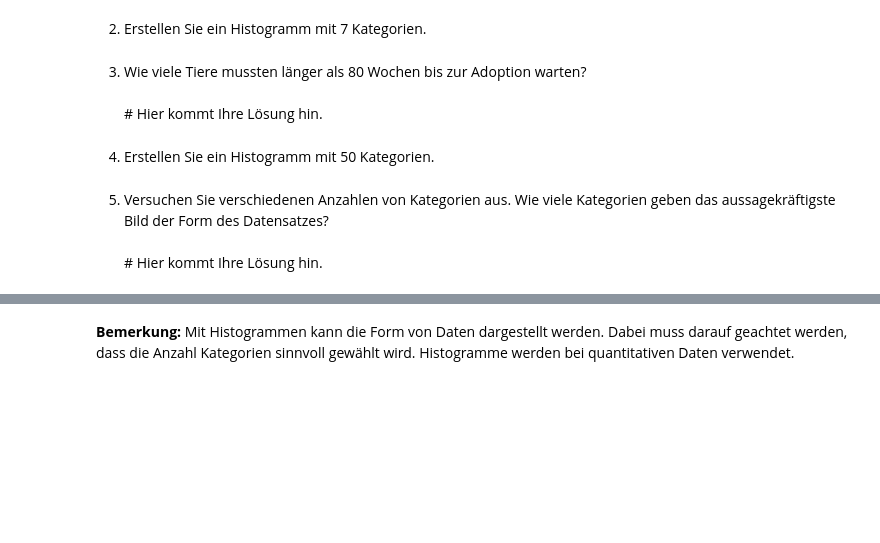
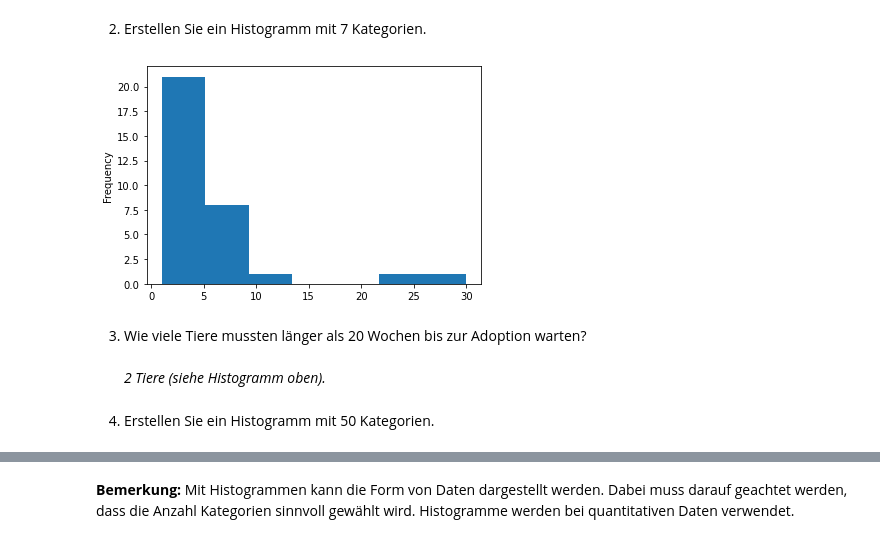
Before and after one commit to andreasstoll/Notebooks_Arbeit, a Jupyter notebook: _7L_Histogramme.ipynb, the cells around one changed output, grey strips where cells are left out. Saved outputs shown, nothing was run; the diff lists cells and outputs as text; code cells hidden in the pictures; blank space fills up the shorter version.

```diff
--- a/_7L_Histogramme.ipynb
+++ b/_7L_Histogramme.ipynb
@@ -139,4 +142,10 @@ Zum Beispiel bekommt histogram(new_table, "Gewicht", 25) die Tabelle new_table,
+# %%
+#Lösung
+
+histogram(animal_table, "Wochen", 7)
+# %% [output]
+[figure, added]
 # %% [markdown]
-3. Wie viele Tiere mussten länger als 80 Wochen bis zur Adoption warten? <br><br> # Hier kommt Ihre Lösung hin.
+3. Wie viele Tiere mussten länger als 20 Wochen bis zur Adoption warten? <br><br> *2 Tiere (siehe Histogramm oben).*
 # %% [markdown]
 4. Erstellen Sie ein Histogramm mit 50 Kategorien.
@@ -145,2 +151,0 @@ Zum Beispiel bekommt histogram(new_table, "Gewicht", 25) die Tabelle new_table,
-# %% [markdown]
-5. Versuchen Sie verschiedenen Anzahlen von Kategorien aus. Wie viele Kategorien geben das aussagekräftigste Bild der Form des Datensatzes? <br><br> # Hier kommt Ihre Lösung hin.
```
Also changed, not shown: parts of 18 cells of this notebook, 2 other files.
